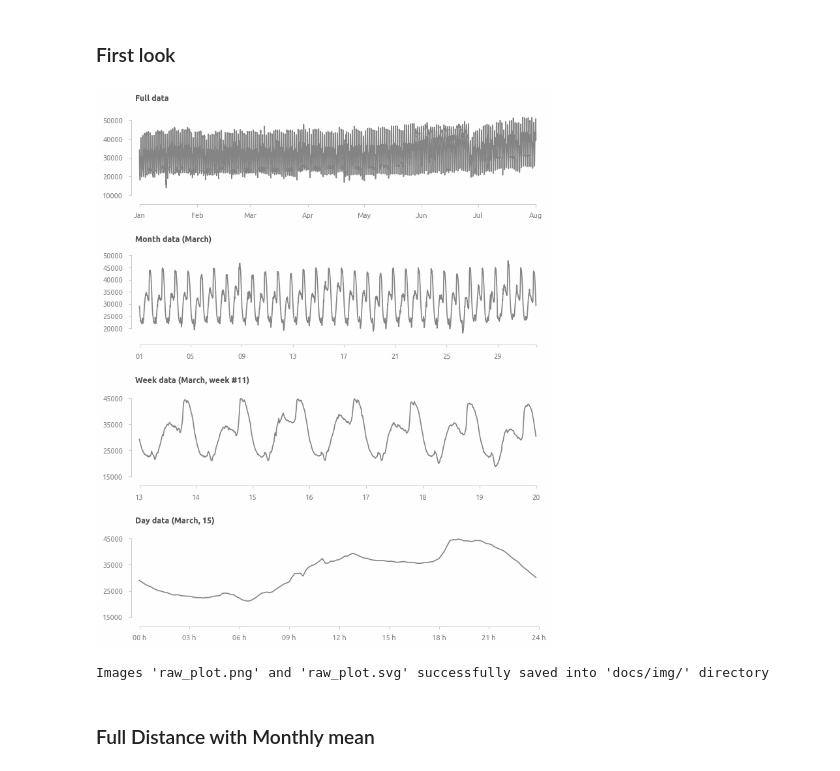
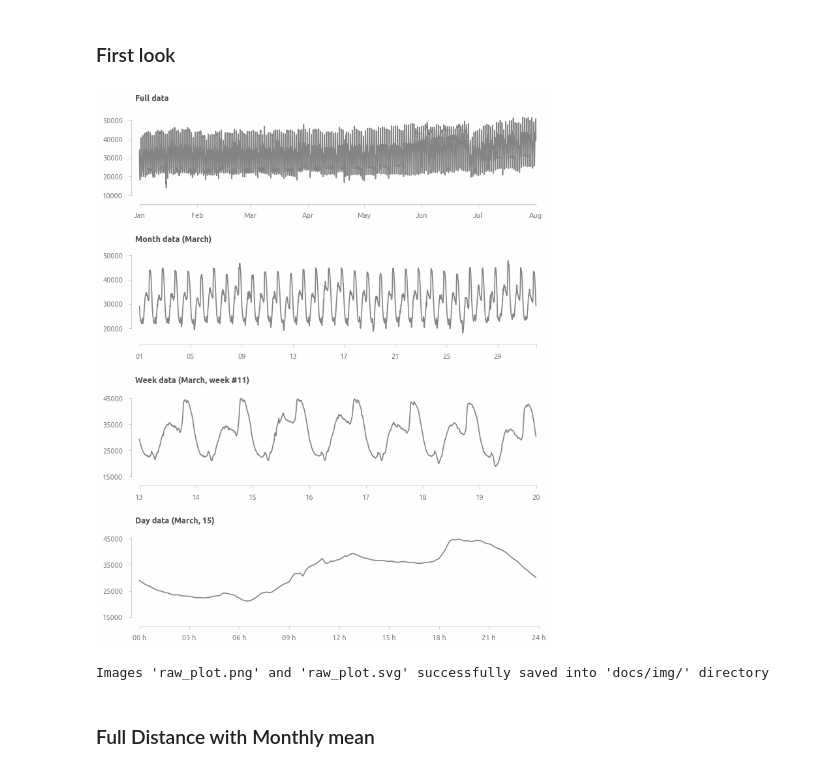
Before and after one commit to a-chasovsky/electric-power-consumption, a Jupyter notebook: 01-explore.ipynb, the cells around one changed output. Drawn from its saved outputs; the diff is of its cells as text; code cells hidden in the pictures.

```diff
--- a/01-explore.ipynb
+++ b/01-explore.ipynb
@@ -359,34 +359,34 @@ Name: target1, Length: 30528, dtype: float64
 # %%
 fig, ax = plt.subplots(4, 1, figsize=(8, 10))
 
-ax[0].plot(train[target], alpha=0.75)
+ax[0].plot(train[target], alpha=0.9)
 ax[0].xaxis.set_major_formatter(mpl.dates.DateFormatter('%b'))
 axis_rstyle(yticks=[10000, 50000, 10000], ax=ax[0])
 ax[0].set_title('Full data', size=9)
 
-ax[1].plot(train.loc['2017-03', target], alpha=0.75)
+ax[1].plot(train.loc['2017-03', target], alpha=1)
 ax[1].xaxis.set_major_formatter(mpl.dates.DateFormatter('%d'))
-axis_rstyle(yticks=[20000, 50000], ax=ax[1])
-ticklabels_remove(-1, ax=ax[1])
+axis_rstyle(yticks=[20000, 50000, 10000], ax=ax[1])
+ticklabels_f_remove(-1, ax=ax[1])
 ax[1].set_title('Month data (March)', size=9)
 
-ax[2].plot(train.loc[train['week']==train.loc['2017-03', 'week'].unique()[2], target], alpha=0.75)
+ax[2].plot(train.loc[train['week']==train.loc['2017-03', 'week'].unique()[2], target], alpha=1)
 ax[2].xaxis.set_major_formatter(mpl.dates.DateFormatter('%d'))
 axis_rstyle(yticks=[15000, 45000, 10000], ax=ax[2])
 ax[2].set_title('Week data (March, week #11)', size=9)
 
-ax[3].plot(train.loc['2017-03-15', target], alpha=0.75)
+ax[3].plot(train.loc['2017-03-15', target], alpha=1)
 ax[3].xaxis.set_major_formatter(mpl.dates.DateFormatter('%H h'))
-ticklabels_modify(-1, '24 h', ax=ax[3])
+ticklabels_f_modify(-1, '24 h', ax=ax[3])
 axis_rstyle(yticks=[15000, 45000, 10000], ax=ax[3])
 ax[3].set_title('Day data (March, 15)', size=9)
 
 plt.subplots_adjust(hspace=0.75)
 plt.show()
 
 savefig('raw_plot', dir_save_img)
 # %% [output]
-[figure, old version]
+[figure, new version]
 Images 'raw_plot.png' and 'raw_plot.svg' successfully saved into 'docs/img/' directory
 # %% [markdown]
 ### Full Distance with Monthly mean
```
Also changed, not shown: parts of 2 cells of this notebook, 27 other files.
